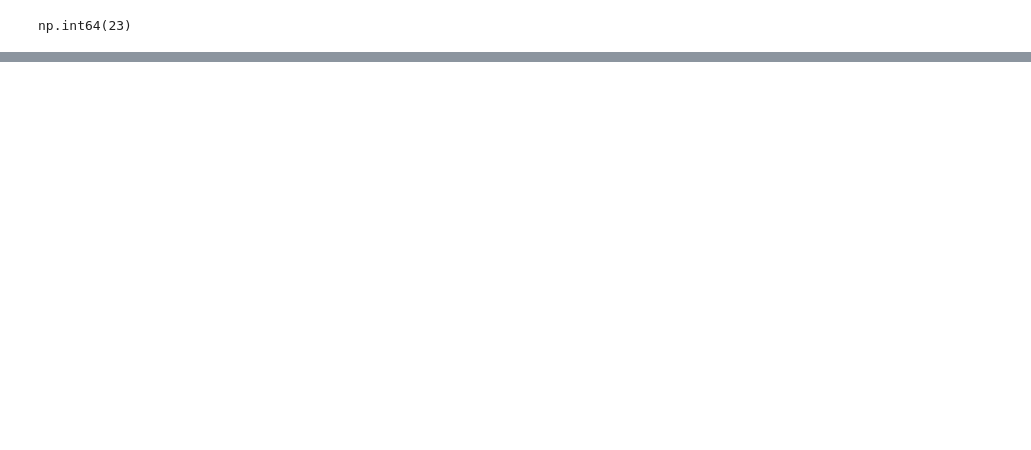
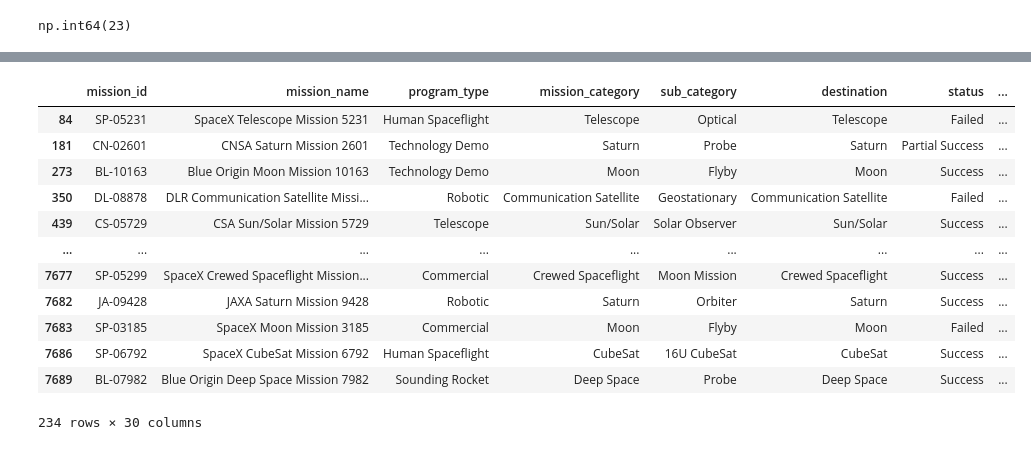
Before and after one commit to ahmedmohi0/Space_mission_analysis, a Jupyter notebook: notebooks/01_data_cleaning.ipynb, the cells around one changed output, grey strips where cells are left out. Saved outputs shown, nothing was run; the diff lists cells and outputs as text; code cells hidden in the pictures; blank space fills up the shorter version.

```diff
--- a/notebooks/01_data_cleaning.ipynb
+++ b/notebooks/01_data_cleaning.ipynb
@@ -71,0 +169,16 @@ d
+# %%
+df[df['end_date'].notna() & (df['end_date'] < df['launch_date'])]
+# %% [output]
+|  | mission_id | mission_name | program_type | mission_category | sub_category | destination | status | ... |
+| 84 | SP-05231 | SpaceX Telescope Mission 5231 | Human Spaceflight | Telescope | Optical | Telescope | Failed | ... |
+| 181 | CN-02601 | CNSA Saturn Mission 2601 | Technology Demo | Saturn | Probe | Saturn | Partial Success | ... |
+| 273 | BL-10163 | Blue Origin Moon Mission 10163 | Technology Demo | Moon | Flyby | Moon | Success | ... |
+| 350 | DL-08878 | DLR Communication Satellite Missi... | Robotic | Communication Satellite | Geostationary | Communication Satellite | Failed | ... |
+| 439 | CS-05729 | CSA Sun/Solar Mission 5729 | Telescope | Sun/Solar | Solar Observer | Sun/Solar | Success | ... |
+| ... | ... | ... | ... | ... | ... | ... | ... | ... |
+| 7677 | SP-05299 | SpaceX Crewed Spaceflight Mission... | Commercial | Crewed Spaceflight | Moon Mission | Crewed Spaceflight | Success | ... |
+| 7682 | JA-09428 | JAXA Saturn Mission 9428 | Robotic | Saturn | Orbiter | Saturn | Success | ... |
+| 7683 | SP-03185 | SpaceX Moon Mission 3185 | Commercial | Moon | Flyby | Moon | Failed | ... |
+| 7686 | SP-06792 | SpaceX CubeSat Mission 6792 | Human Spaceflight | CubeSat | 16U CubeSat | CubeSat | Success | ... |
+| 7689 | BL-07982 | Blue Origin Deep Space Mission 7982 | Sounding Rocket | Deep Space | Probe | Deep Space | Success | ... |
+234 rows × 30 columns
```
Also changed, not shown: parts of 14 cells of this notebook, 2 other files.
